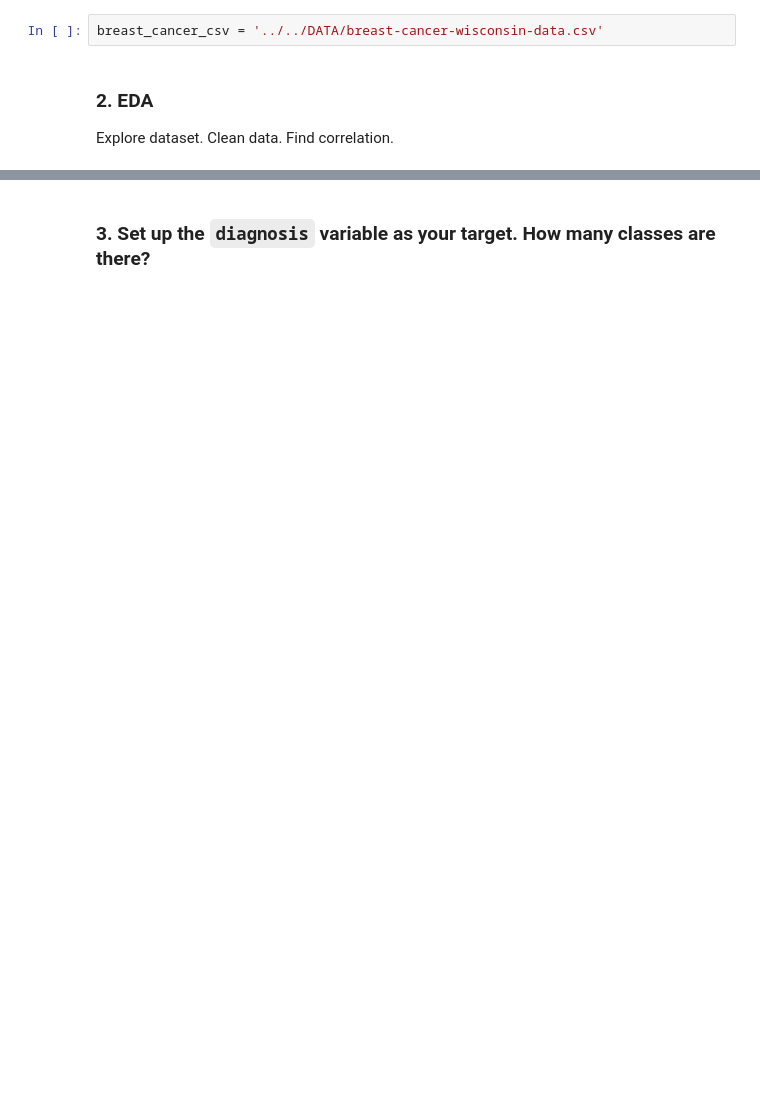
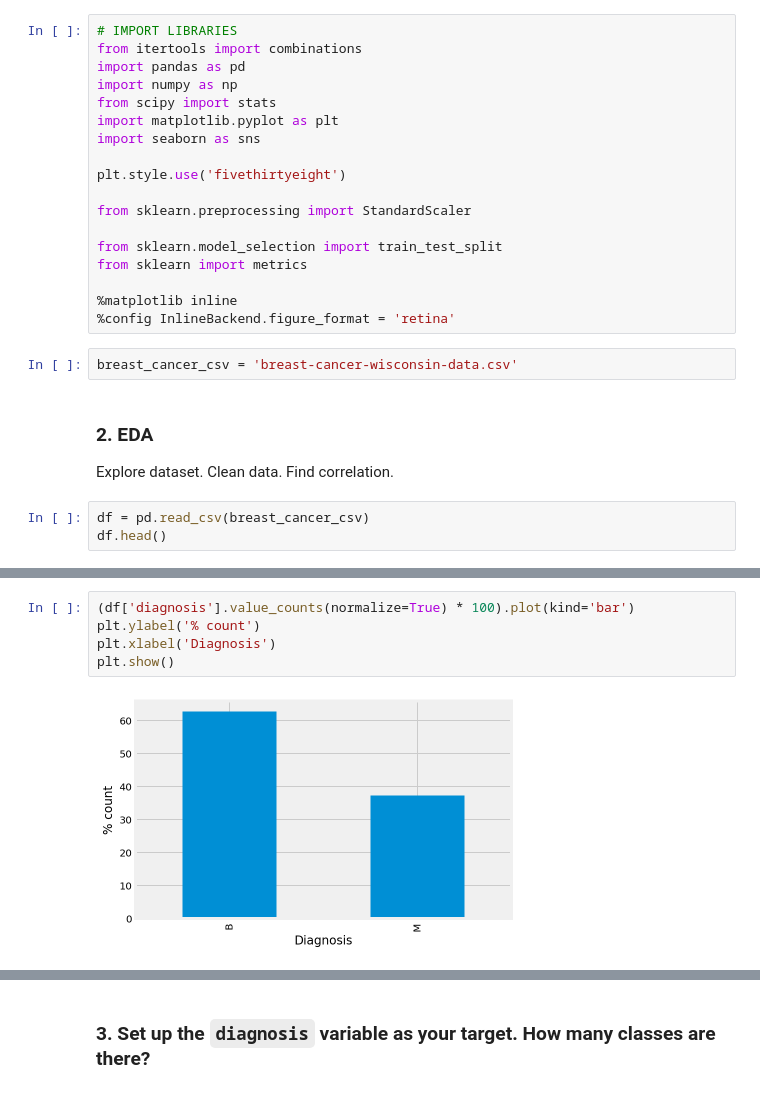
Before and after one commit to Jescolbourne/IOD, a Jupyter notebook: Module6/Lab/IOD_Lab_6_3.ipynb, the cells around one changed output, grey strips where cells are left out. Saved outputs shown, nothing was run; the diff lists cells and outputs as text; blank space fills up the shorter version.

```diff
--- a/Module6/Lab/IOD_Lab_6_3.ipynb
+++ b/Module6/Lab/IOD_Lab_6_3.ipynb
@@ -38,6 +36,27 @@ Class distribution: 357 benign, 212 malignant
+# %%
+# IMPORT LIBRARIES
+from itertools import combinations
+import pandas as pd
+import numpy as np
+from scipy import stats
+import matplotlib.pyplot as plt
+import seaborn as sns
+
+plt.style.use('fivethirtyeight')
+
+from sklearn.preprocessing import StandardScaler
+
+from sklearn.model_selection import train_test_split
+from sklearn import metrics
+
+%matplotlib inline
+%config InlineBackend.figure_format = 'retina'
 # %%
-breast_cancer_csv = '../../DATA/breast-cancer-wisconsin-data.csv'
+breast_cancer_csv = 'breast-cancer-wisconsin-data.csv'
 # %% [markdown]
 ### 2. EDA
 
 Explore dataset. Clean data. Find correlation.
+# %%
+df = pd.read_csv(breast_cancer_csv)
+df.head()
@@ -43,0 +115,7 @@ Explore dataset. Clean data. Find correlation.
+# %%
+(df['diagnosis'].value_counts(normalize=True) * 100).plot(kind='bar')
+plt.ylabel('% count')
+plt.xlabel('Diagnosis')
+plt.show()
+# %% [output]
+[figure, added]
```
Also changed, not shown: parts of 39 cells of this notebook, 2 other files.
